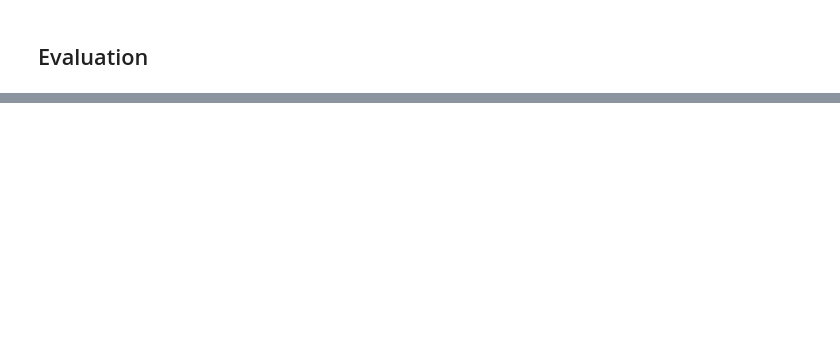
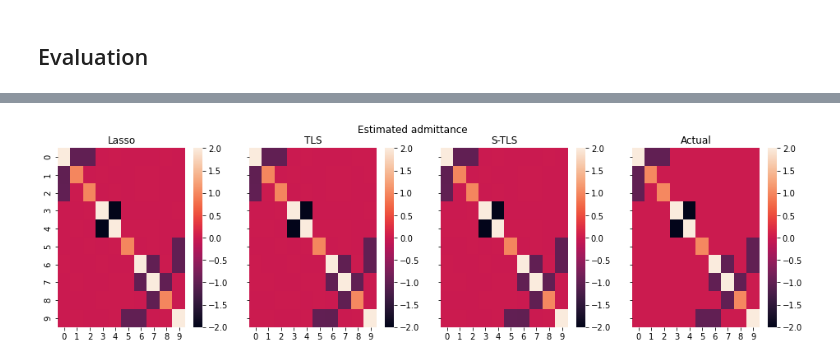
Before and after one commit to DecodEPFL/eiv-grid-id, a Jupyter notebook: notebooks/EF_10_dc_simulation.ipynb, the cells around one changed output, grey strips where cells are left out. Cells and saved outputs as stored; diff of their text form; code cells hidden in the pictures; blank space fills up the shorter version.

```diff
--- a/notebooks/EF_10_dc_simulation.ipynb
+++ b/notebooks/EF_10_dc_simulation.ipynb
@@ -173,0 +232,17 @@ ErrorMetrics(fro_error=0.043799840787552155, max_error=0.021775896416002194, rrm
+# %%
+fig, axes = plt.subplots(1, 4, figsize=(16, 4), sharey=True)
+fig.suptitle('Estimated admittance')
+
+sns.heatmap(lasso_admittance, ax=axes[0], vmin=np.min(actual_admittance), vmax=np.max(actual_admittance))
+axes[0].set_title('Lasso')
+
+sns.heatmap(tls_admittance, ax=axes[1], vmin=np.min(actual_admittance), vmax=np.max(actual_admittance))
+axes[1].set_title('TLS')
+
+sns.heatmap(stls_admittance, ax=axes[2], vmin=np.min(actual_admittance), vmax=np.max(actual_admittance))
+axes[2].set_title('S-TLS');
+
+sns.heatmap(actual_admittance, ax=axes[3], vmin=np.min(actual_admittance), vmax=np.max(actual_admittance))
+axes[3].set_title('Actual');
+# %% [output]
+[figure, added]
```
Also changed, not shown: parts of 14 cells of this notebook, 1 other file.
